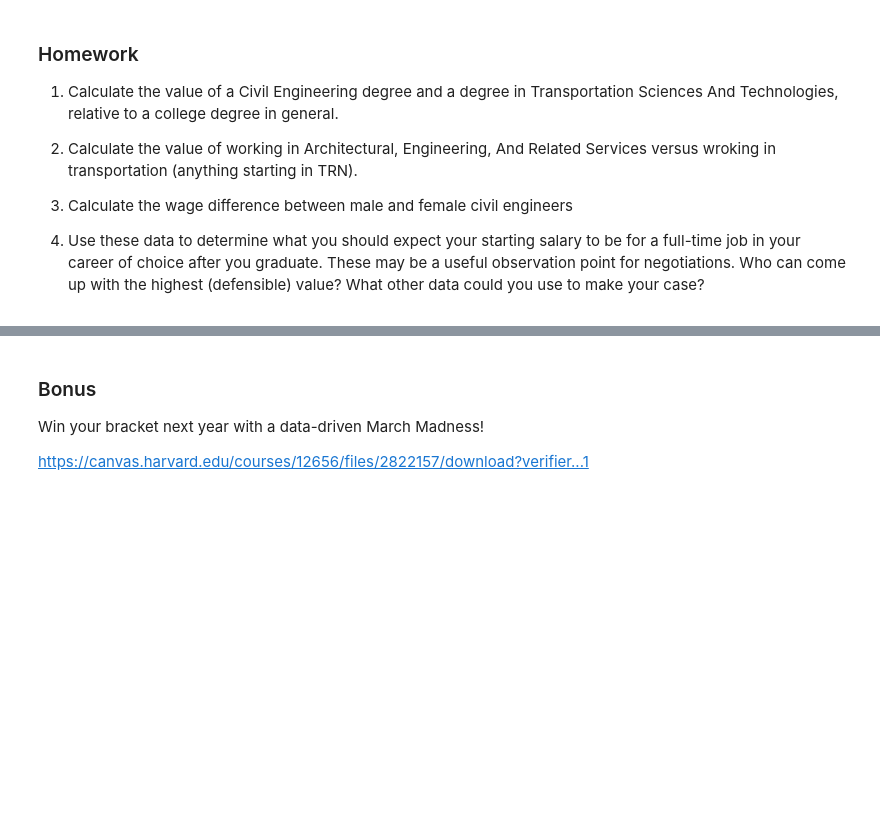
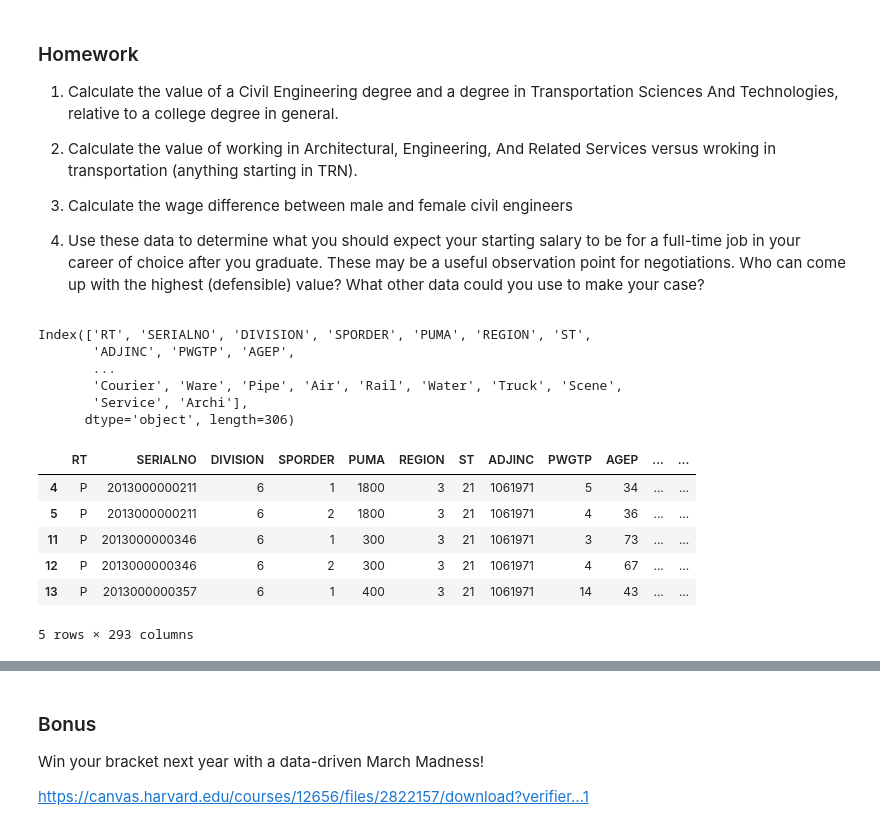
Before and after one commit to MDavis34/ce599, a Jupyter notebook: 17-Regression 1/Regression 1.ipynb, the cells around one changed output, grey strips where cells are left out. Drawn from its saved outputs; the diff is of its cells as text; code cells hidden in the pictures; blank space fills up the shorter version.

```diff
--- a/17-Regression 1/Regression 1.ipynb
+++ b/17-Regression 1/Regression 1.ipynb
@@ -318,3 +540,24 @@ print(res.summary())
 3. Calculate the wage difference between male and female civil engineers
 
 4. Use these data to determine what you should expect your starting salary to be for a full-time job in your career of choice after you graduate.  These may be a useful observation point for negotiations.  Who can come up with the highest (defensible) value?  What other data could you use to make your case?
+# %%
+df.columns
+# %% [output]
+Index(['RT', 'SERIALNO', 'DIVISION', 'SPORDER', 'PUMA', 'REGION', 'ST',
+       'ADJINC', 'PWGTP', 'AGEP',
+       ...
+       'Courier', 'Ware', 'Pipe', 'Air', 'Rail', 'Water', 'Truck', 'Scene',
+       'Service', 'Archi'],
+      dtype='object', length=306)
+# %%
+df['Civil'] = df['FOD1P'] == 2406
+df['Transport'] = df['FOD1P'] == 5901
+df.head()
+# %% [output]
+|  | RT | SERIALNO | DIVISION | SPORDER | PUMA | REGION | ST | ADJINC | PWGTP | AGEP | ... | ... |
+| 4 | P | 2013000000211 | 6 | 1 | 1800 | 3 | 21 | 1061971 | 5 | 34 | ... | ... |
+| 5 | P | 2013000000211 | 6 | 2 | 1800 | 3 | 21 | 1061971 | 4 | 36 | ... | ... |
+| 11 | P | 2013000000346 | 6 | 1 | 300 | 3 | 21 | 1061971 | 3 | 73 | ... | ... |
+| 12 | P | 2013000000346 | 6 | 2 | 300 | 3 | 21 | 1061971 | 4 | 67 | ... | ... |
+| 13 | P | 2013000000357 | 6 | 1 | 400 | 3 | 21 | 1061971 | 14 | 43 | ... | ... |
+5 rows × 293 columns
```
Also changed, not shown: parts of 24 cells of this notebook.
